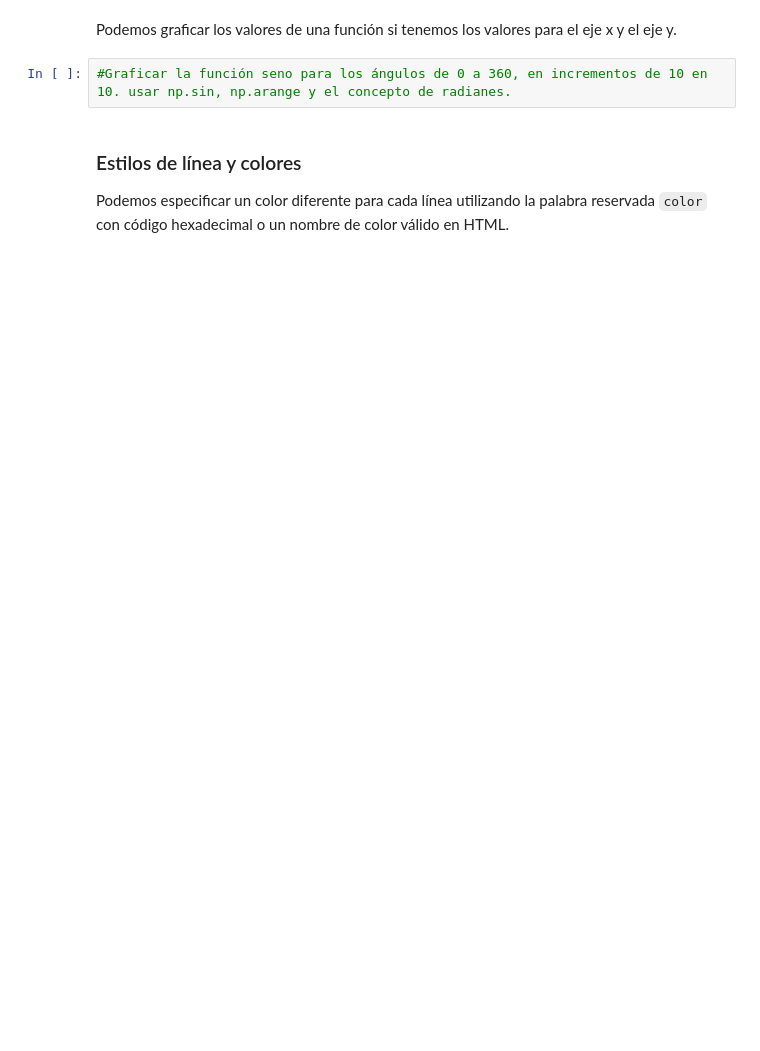
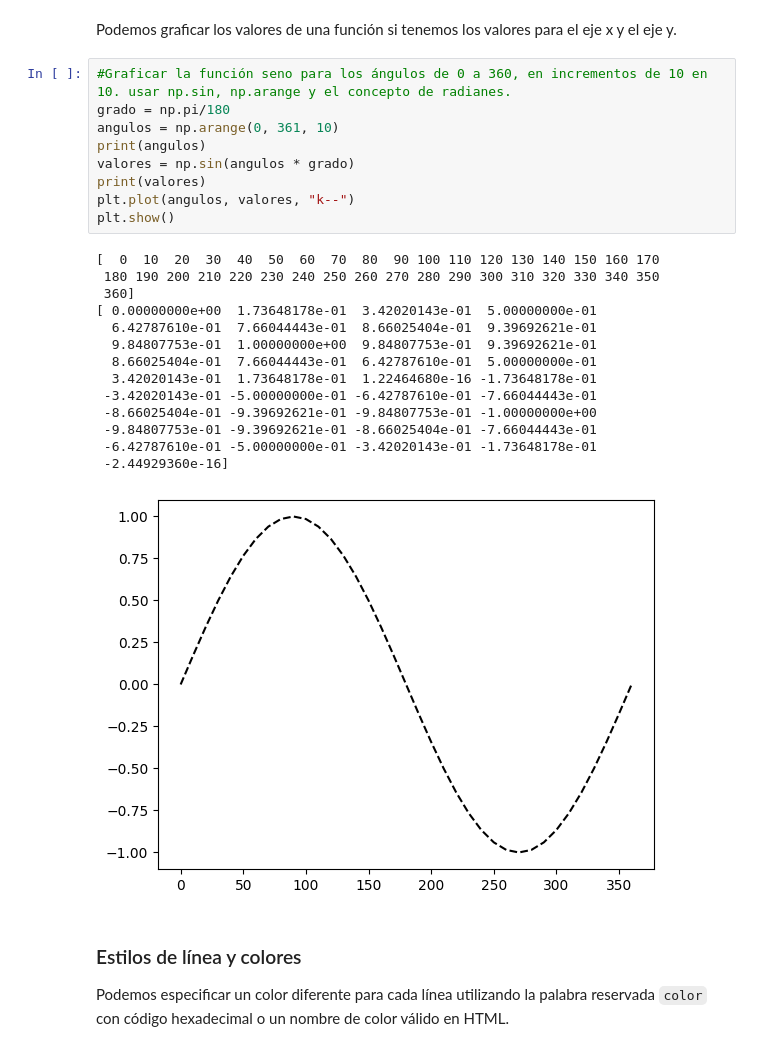
Before and after one commit to vbatiz/intro-python, a Jupyter notebook: notebooks/IntroPython_05.ipynb, the cells around one changed output. Saved outputs shown, nothing was run; the diff lists cells and outputs as text; blank space fills up the shorter version.

```diff
--- a/notebooks/IntroPython_05.ipynb
+++ b/notebooks/IntroPython_05.ipynb
@@ -42,6 +48,28 @@ plt.show()
 Podemos graficar los valores de una función si tenemos los valores para el eje x y el eje y.
 # %%
 #Graficar la función seno para los ángulos de 0 a 360, en incrementos de 10 en 10. usar np.sin, np.arange y el concepto de radianes.
+grado = np.pi/180
+angulos = np.arange(0, 361, 10)
+print(angulos)
+valores = np.sin(angulos * grado)
+print(valores)
+plt.plot(angulos, valores, "k--")
+plt.show()
+# %% [output]
+[  0  10  20  30  40  50  60  70  80  90 100 110 120 130 140 150 160 170
+ 180 190 200 210 220 230 240 250 260 270 280 290 300 310 320 330 340 350
+ 360]
+[ 0.00000000e+00  1.73648178e-01  3.42020143e-01  5.00000000e-01
+  6.42787610e-01  7.66044443e-01  8.66025404e-01  9.39692621e-01
+  9.84807753e-01  1.00000000e+00  9.84807753e-01  9.39692621e-01
+  8.66025404e-01  7.66044443e-01  6.42787610e-01  5.00000000e-01
+  3.42020143e-01  1.73648178e-01  1.22464680e-16 -1.73648178e-01
+ -3.42020143e-01 -5.00000000e-01 -6.42787610e-01 -7.66044443e-01
+ -8.66025404e-01 -9.39692621e-01 -9.84807753e-01 -1.00000000e+00
+ -9.84807753e-01 -9.39692621e-01 -8.66025404e-01 -7.66044443e-01
+ -6.42787610e-01 -5.00000000e-01 -3.42020143e-01 -1.73648178e-01
+ -2.44929360e-16]
+[figure, added]
 # %% [markdown]
 ### Estilos de línea y colores
 Podemos especificar un color diferente para cada línea utilizando la palabra reservada `color` con código hexadecimal o un nombre de color válido en HTML.
```
Also changed, not shown: parts of 20 cells of this notebook.
